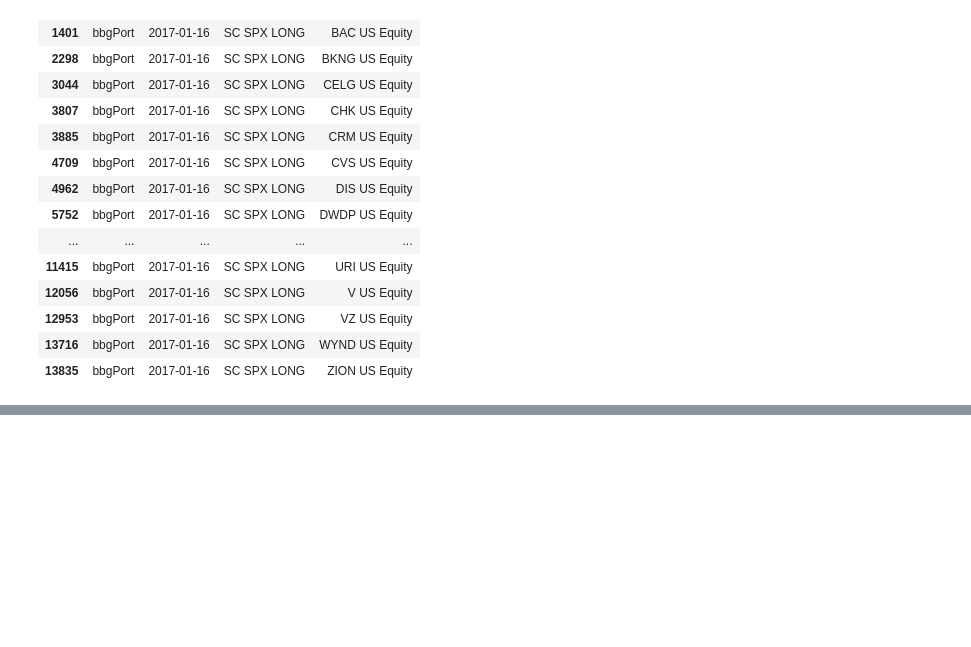
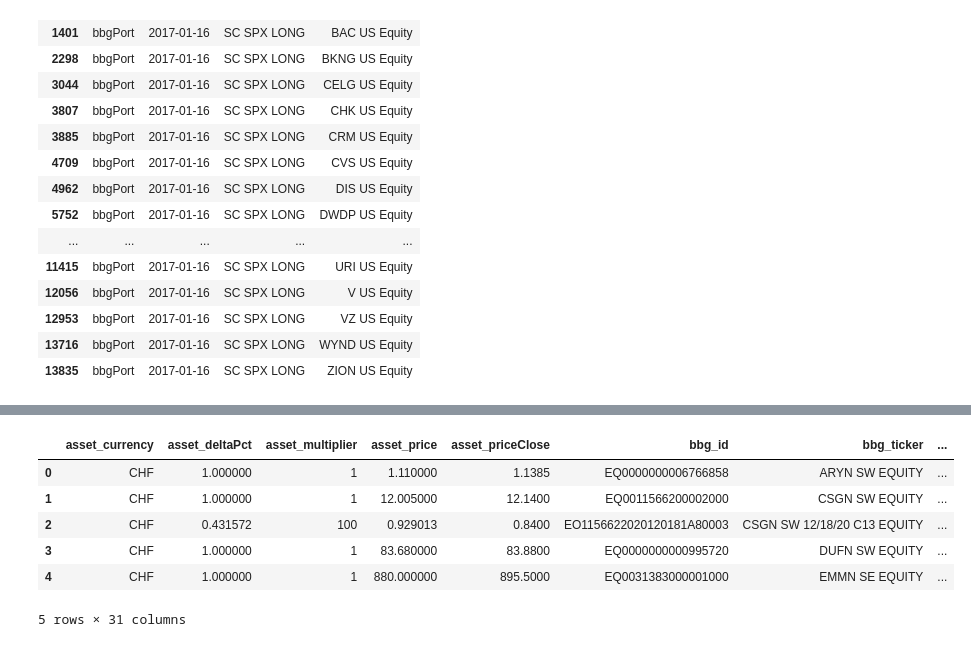
Before and after one commit to stouff-capital/com-stouffcapital-tableau, a Jupyter notebook: tests.ipynb, the cells around one changed output, grey strips where cells are left out. Saved outputs shown, nothing was run; the diff lists cells and outputs as text; code cells hidden in the pictures; blank space fills up the shorter version.

```diff
--- a/tests.ipynb
+++ b/tests.ipynb
@@ -291,0 +468,3 @@ df[ df['srcDate'] ==  '2017-01-16']
+# %%
+df = pd.read_json('http://localhost:5000/tableau/data/bookexposure')
+len(df)
@@ -291,0 +493,10 @@ df[ df['srcDate'] ==  '2017-01-16']
+# %%
+df.head()
+# %% [output]
+|  | asset_currency | asset_deltaPct | asset_multiplier | asset_price | asset_priceClose | bbg_id | bbg_ticker | ... |
+| 0 | CHF | 1.000000 | 1 | 1.110000 | 1.1385 | EQ0000000006766858 | ARYN SW EQUITY | ... |
+| 1 | CHF | 1.000000 | 1 | 12.005000 | 12.1400 | EQ0011566200002000 | CSGN SW EQUITY | ... |
+| 2 | CHF | 0.431572 | 100 | 0.929013 | 0.8400 | EO1156622020120181A80003 | CSGN SW 12/18/20 C13 EQUITY | ... |
+| 3 | CHF | 1.000000 | 1 | 83.680000 | 83.8800 | EQ0000000000995720 | DUFN SW EQUITY | ... |
+| 4 | CHF | 1.000000 | 1 | 880.000000 | 895.5000 | EQ0031383000001000 | EMMN SE EQUITY | ... |
+5 rows × 31 columns
```
Also changed, not shown: parts of 38 cells of this notebook, 2 other files.
